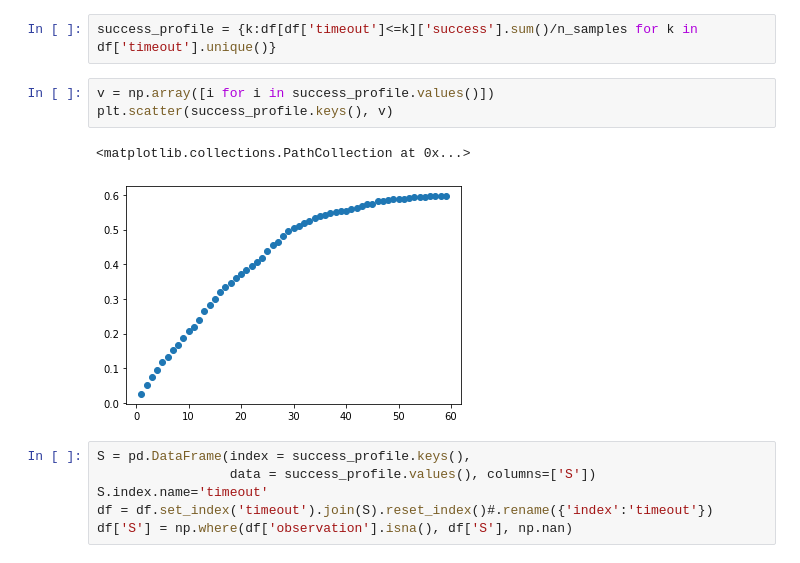
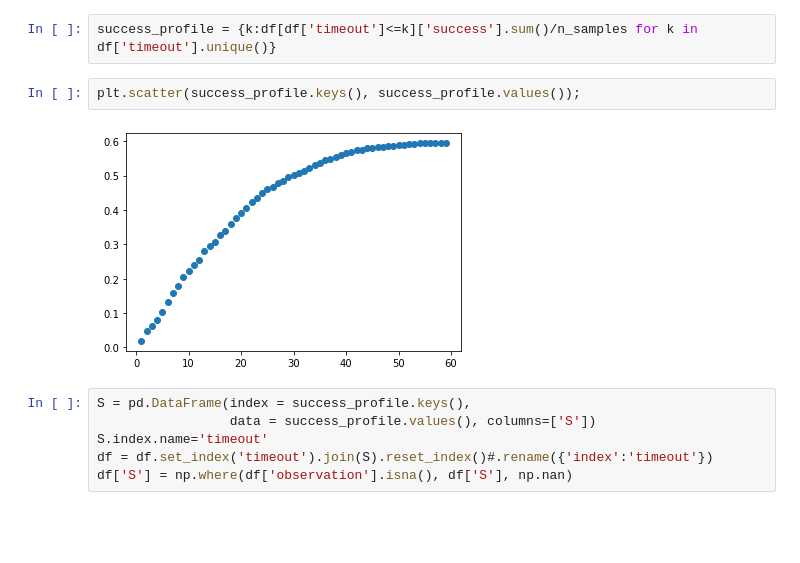
Before and after one commit to ljbelenky/lindy_approximation, a Jupyter notebook: How to Analyize an Experiment that Didin't Work.ipynb, the cells around one changed output. Drawn from its saved outputs; the diff is of its cells as text; blank space fills up the shorter version.

```diff
--- a/How to Analyize an Experiment that Didin't Work.ipynb
+++ b/How to Analyize an Experiment that Didin't Work.ipynb
@@ -275,11 +322,9 @@ plt.hist(df['timeout']);
 # %%
 success_profile = {k:df[df['timeout']<=k]['success'].sum()/n_samples for k in df['timeout'].unique()}
 # %%
-v = np.array([i for i in success_profile.values()])
-plt.scatter(success_profile.keys(), v)
+plt.scatter(success_profile.keys(), success_profile.values());
 # %% [output]
-<matplotlib.collections.PathCollection at 0x...>
-[figure, old version]
+[figure, new version]
 # %%
 S = pd.DataFrame(index = success_profile.keys(),
                  data = success_profile.values(), columns=['S'])
```
Also changed, not shown: parts of 25 cells of this notebook, 1 other file.
